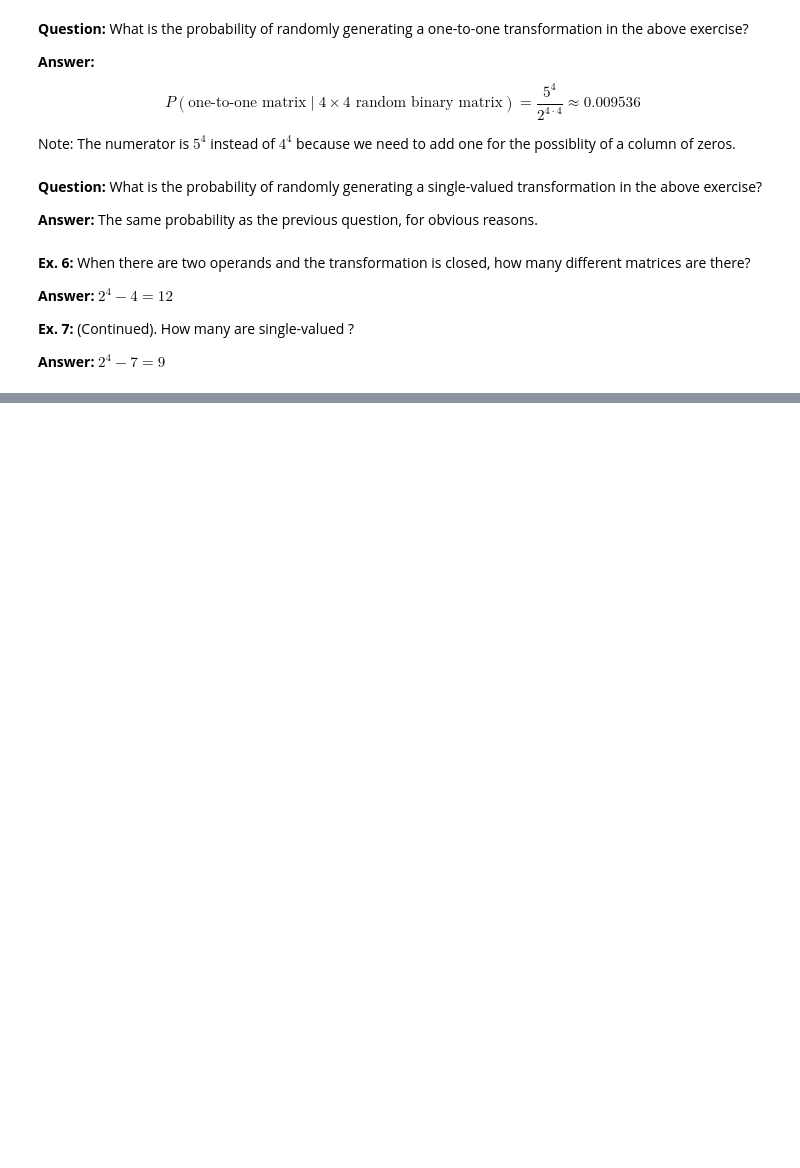
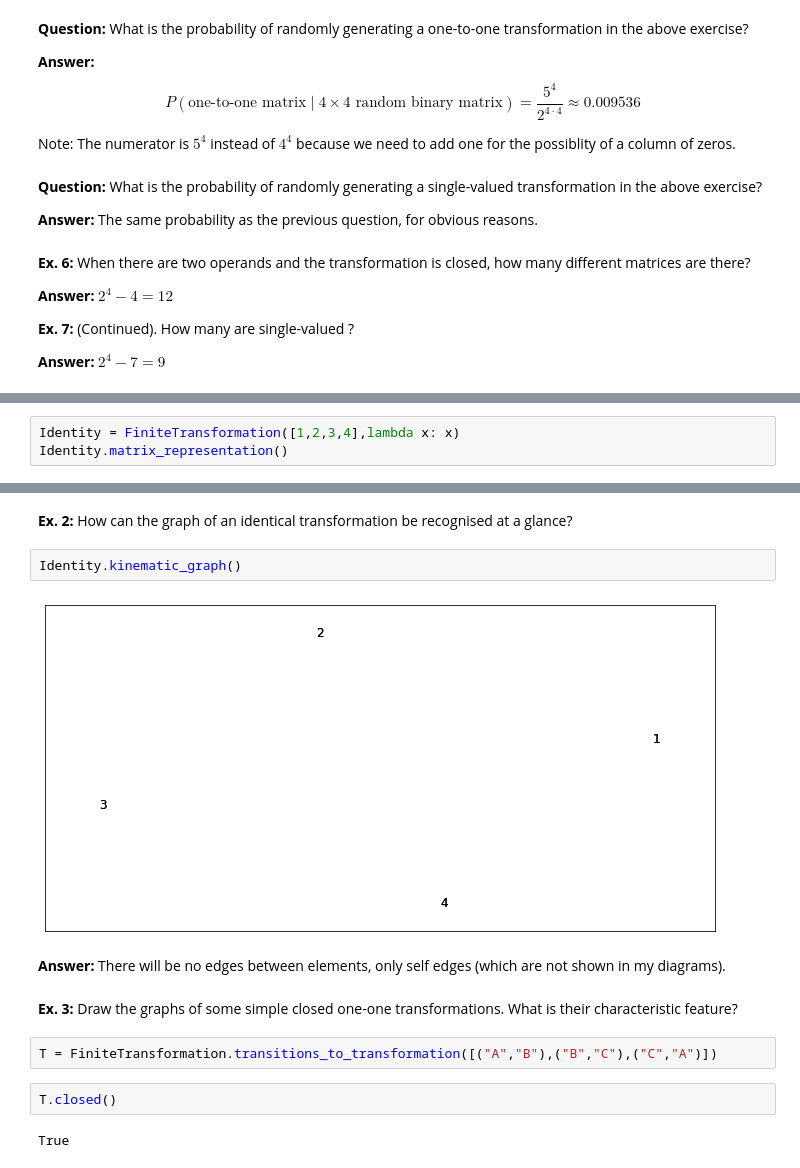
Before and after one commit to Andrewnetwork/AnIntroductionToCybernetics, a Jupyter notebook: Notebooks/PartOne_Mechanism/Ch2_Change/Transformation.ipynb, the cells around one changed output, grey strips where cells are left out. Cells and saved outputs as stored; diff of their text form; blank space fills up the shorter version.

```diff
--- a/Notebooks/PartOne_Mechanism/Ch2_Change/Transformation.ipynb
+++ b/Notebooks/PartOne_Mechanism/Ch2_Change/Transformation.ipynb
@@ -606,0 +693,3 @@ ValueError: Empty data passed with indices specified.
+# %%
+Identity = FiniteTransformation([1,2,3,4],lambda x: x)
+Identity.matrix_representation()
@@ -606,0 +938,16 @@ ValueError: Empty data passed with indices specified.
+# %% [markdown]
+**Ex. 2:** How can the graph of an identical transformation be recognised at a glance?
+# %%
+Identity.kinematic_graph()
+# %% [output]
+[figure, added]
+# %% [markdown]
+**Answer:** There will be no edges between elements, only self edges (which are not shown in my diagrams).
+# %% [markdown]
+**Ex. 3:** Draw the graphs of some simple closed one-one transformations. What is their characteristic feature?
+# %%
+T = FiniteTransformation.transitions_to_transformation([("A","B"),("B","C"),("C","A")])
+# %%
+T.closed()
+# %% [output]
+True
```
Also changed, not shown: parts of 79 cells of this notebook, 1 other file.
